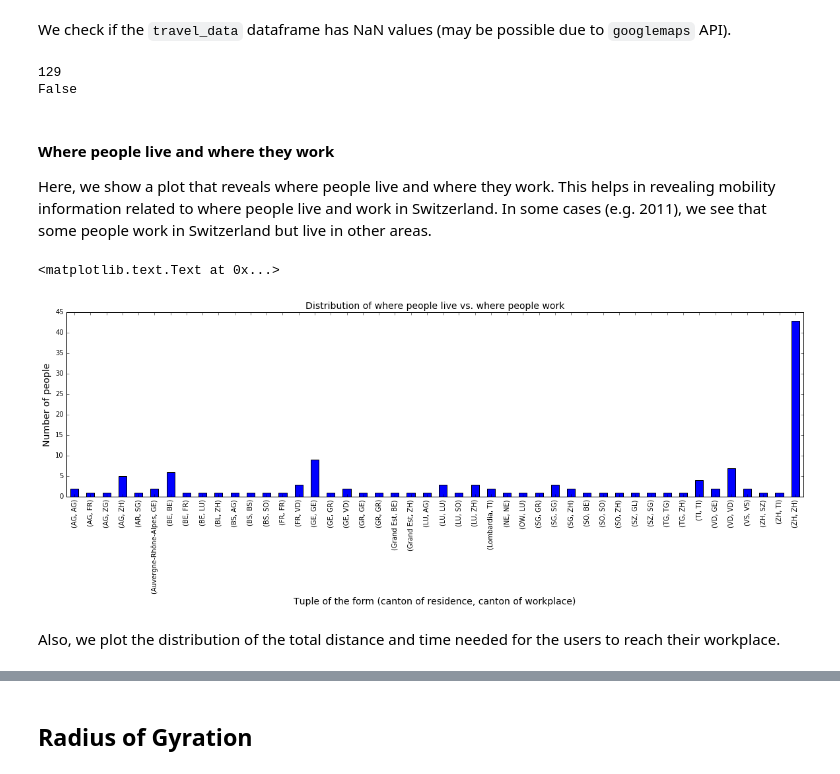
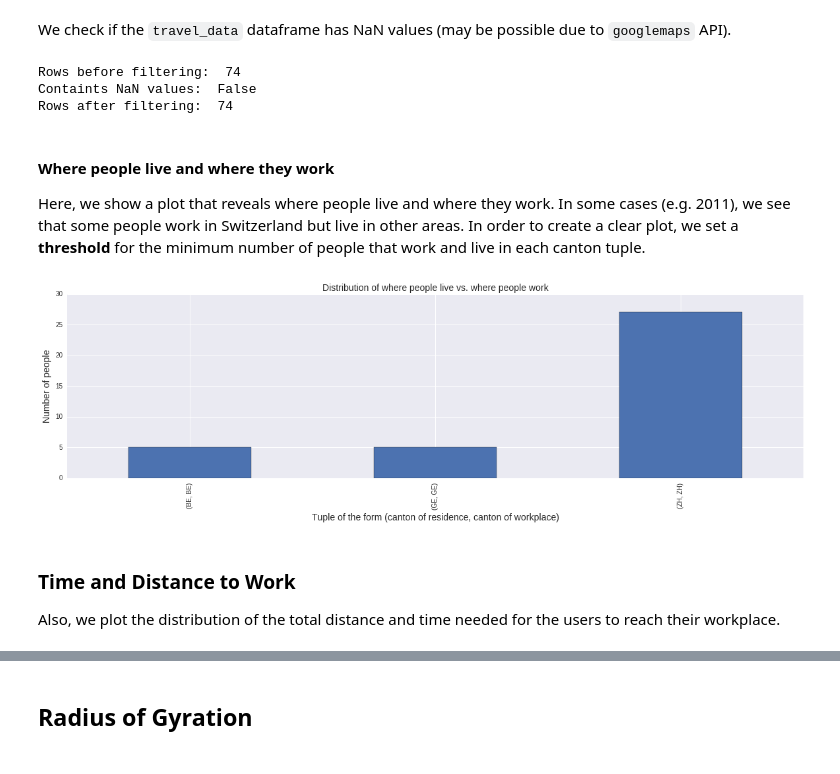
Before and after one commit to dsar/mobility_pattern_detection, a Jupyter notebook: code/local/mobility_patterns.ipynb, the cells around one changed output, grey strips where cells are left out. Cells and saved outputs as stored; diff of their text form; code cells hidden in the pictures.

```diff
--- a/code/local/mobility_patterns.ipynb
+++ b/code/local/mobility_patterns.ipynb
@@ -339,10 +342,7 @@ joined['homeIsWork'] = False
 # %%
-# check if workplace is same as home
-joined = joined.apply(lambda row: home_is_work(row), axis=1)
 # remove users whose home and work locations are the same
-joined = joined[~joined['homeIsWork']]
-# remove unnecessary column
-joined.drop('homeIsWork', inplace=True, axis=1)
+joined = joined[~((joined['homeLatitude'] == joined['workLatitude']) &
+                  (joined['homeLongitude'] == joined['workLongitude']))]
 # print number of rows
 joined.shape[0]
 # %% [output]
@@ -350 +352,10 @@ joined.shape[0]
+# %%
+# define file name
+file_name = '../../data/joined_' + year + '.csv'
+if not os.path.isfile(file_name):
+    # save file if it does not exist
+    joined.to_csv(file_name, sep='|')
+else:
+    # load file if it exists
+    joined = pd.read_csv(file_name, sep='|', index_col=[0])
 # %% [markdown]
@@ -413,11 +424,16 @@ file_name = '../../data/travel_info_' + year + '.csv'
 # if file does not exist, save data to file
 if not os.path.isfile(file_name):
     # get travel info
-    joined = joined.apply(lambda row: get_travel_info(row, gmaps), axis=1)
+    print('Getting travel information...')
+    joined = joined.apply(lambda row: get_travel_info(row, gmaps, debug=True), axis=1)
     joined['distance'] = joined['distance'] / 1000.0
     joined['time'] = joined['time'] / 60.0
+    # materialize view
+    joined.to_csv(file_name, sep='|')
+
     # get canton of residence and workplace
-    joined = joined.apply(lambda row: find_cantons(row, gmaps), axis=1)
+    print('Getting canton information...')
+    joined = joined.apply(lambda row: find_cantons(row, gmaps, debug=True), axis=1)
     # check if home or work is in switzerland
     joined = joined[(joined['homeCanton'].isin(swiss_cantons)) | (joined['workCanton'].isin(swiss_cantons))]
     joined.to_csv(file_name, sep='|')
@@ -438,27 +444,36 @@ travel_data.head()
 # %% [markdown]
 We check if the <code>travel_data</code> dataframe has NaN values (may be possible due to <code>googlemaps</code> API).
-# %%
-print(travel_data.shape[0])
-print(travel_data.isnull().values.any())
-# %% [output]
-129
-False
+# %%
+# rows before dropping NaN, if any exist
+print('Rows before filtering: ', travel_data.shape[0])
+print('Containts NaN values: ', travel_data.isnull().values.any())
+travel_data.dropna(inplace=True)
+# rows after dropping NaN, if any exist
+print('Rows after filtering: ',travel_data.shape[0])
+# %% [output]
+Rows before filtering:  74
+Containts NaN values:  False
+Rows after filtering:  74
 # %% [markdown]
 #### Where people live and where they work
 
-Here, we show a plot that reveals where people live and where they work. This helps in revealing mobility information related to where people live and work in Switzerland. In some cases (e.g. 2011), we see that some people work in Switzerland but live in other areas.
+Here, we show a plot that reveals where people live and where they work. In some cases (e.g. 2011), we see that some people work in Switzerland but live in other areas. In order to create a clear plot, we set a **threshold** for the minimum number of people that work and live in each canton tuple.
 # %%
+# threshold value
+threshold = 5
 # groub by home and workplace cantons
 travel_data_grouped = travel_data.groupby(by=['homeCanton', 'workCanton']).size()
-ax = travel_data_grouped.plot(kind='bar', figsize=(20, 5))
+ax = travel_data_grouped[travel_data_grouped >= threshold].plot(kind='bar', figsize=(20, 5))
 # set display information
 ax.set_xlabel('Tuple of the form (canton of residence, canton of workplace)', fontsize=14)
 ax.set_ylabel('Number of people', fontsize=14)
 ax.set_title('Distribution of where people live vs. where people work', fontsize=14)
+plt.show()
 # %% [output]
-<matplotlib.text.Text at 0x...>
-[figure, old version]
+[figure, new version]
 # %% [markdown]
+### Time and Distance to Work
+
 Also, we plot the distribution of the total distance and time needed for the users to reach their workplace.
 # %%
 # plot distance distribution
```
Also changed, not shown: parts of 67 cells of this notebook, 4 other files.
